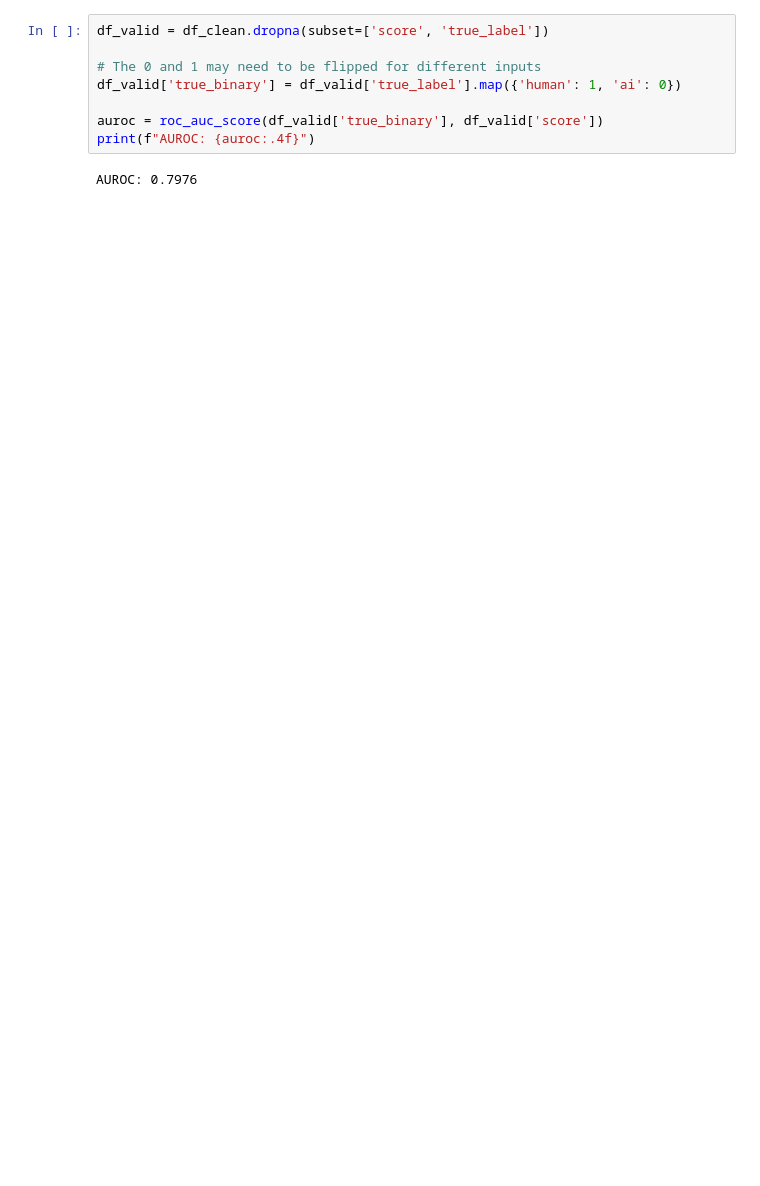
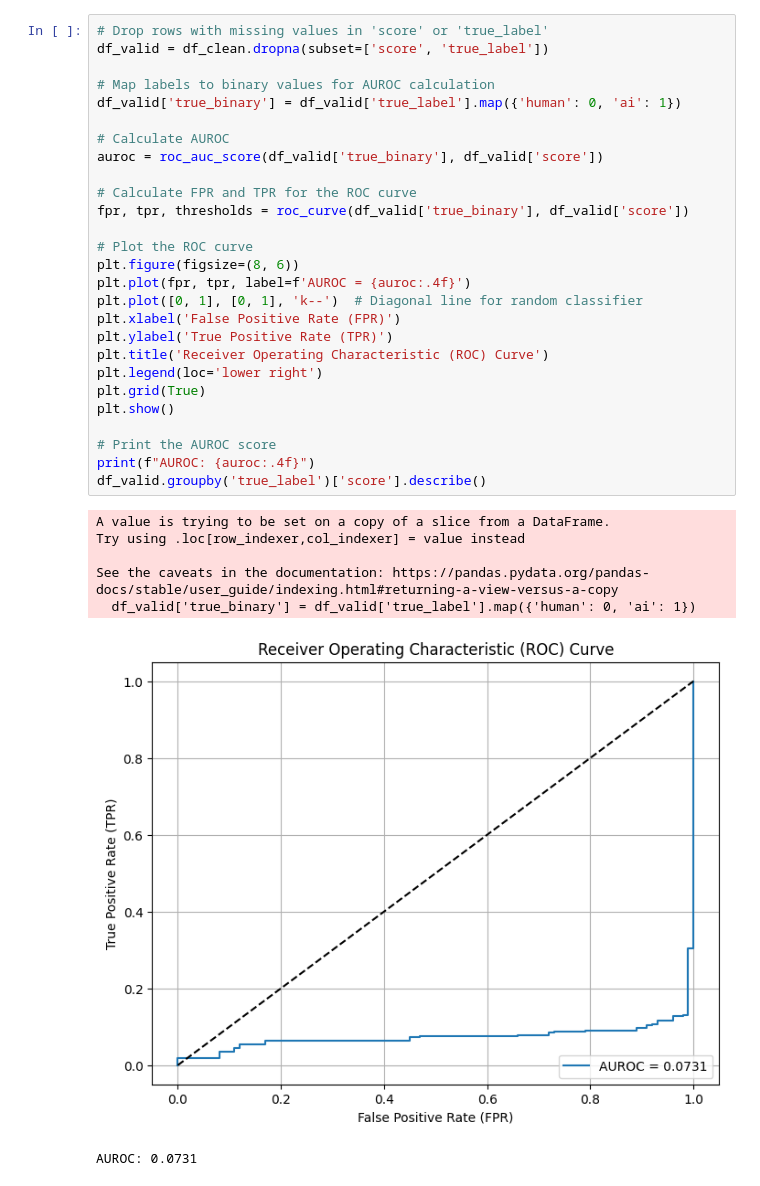
Before and after one commit to pocolpaolo10tue/2amm20, a Jupyter notebook: VizAnalysis.ipynb, the cells around one changed output. Drawn from its saved outputs; the diff is of its cells as text; blank space fills up the shorter version.

```diff
--- a/VizAnalysis.ipynb
+++ b/VizAnalysis.ipynb
@@ -295,10 +295,35 @@ plt.show()
 # %%
+# Drop rows with missing values in 'score' or 'true_label'
 df_valid = df_clean.dropna(subset=['score', 'true_label'])
 
-# The 0 and 1 may need to be flipped for different inputs
-df_valid['true_binary'] = df_valid['true_label'].map({'human': 1, 'ai': 0})
+# Map labels to binary values for AUROC calculation
+df_valid['true_binary'] = df_valid['true_label'].map({'human': 0, 'ai': 1})
 
+# Calculate AUROC
 auroc = roc_auc_score(df_valid['true_binary'], df_valid['score'])
+
+# Calculate FPR and TPR for the ROC curve
+fpr, tpr, thresholds = roc_curve(df_valid['true_binary'], df_valid['score'])
+
+# Plot the ROC curve
+plt.figure(figsize=(8, 6))
+plt.plot(fpr, tpr, label=f'AUROC = {auroc:.4f}')
+plt.plot([0, 1], [0, 1], 'k--')  # Diagonal line for random classifier
+plt.xlabel('False Positive Rate (FPR)')
+plt.ylabel('True Positive Rate (TPR)')
+plt.title('Receiver Operating Characteristic (ROC) Curve')
+plt.legend(loc='lower right')
+plt.grid(True)
+plt.show()
+
+# Print the AUROC score
 print(f"AUROC: {auroc:.4f}")
+df_valid.groupby('true_label')['score'].describe()
 # %% [output]
-AUROC: 0.7976
+A value is trying to be set on a copy of a slice from a DataFrame.
+Try using .loc[row_indexer,col_indexer] = value instead
+
+See the caveats in the documentation: https://pandas.pydata.org/pandas-docs/stable/user_guide/indexing.html#returning-a-view-versus-a-copy
+  df_valid['true_binary'] = df_valid['true_label'].map({'human': 0, 'ai': 1})
+[figure, added]
+AUROC: 0.0731
```
Also changed, not shown: parts of 7 cells of this notebook, 5 other files.
